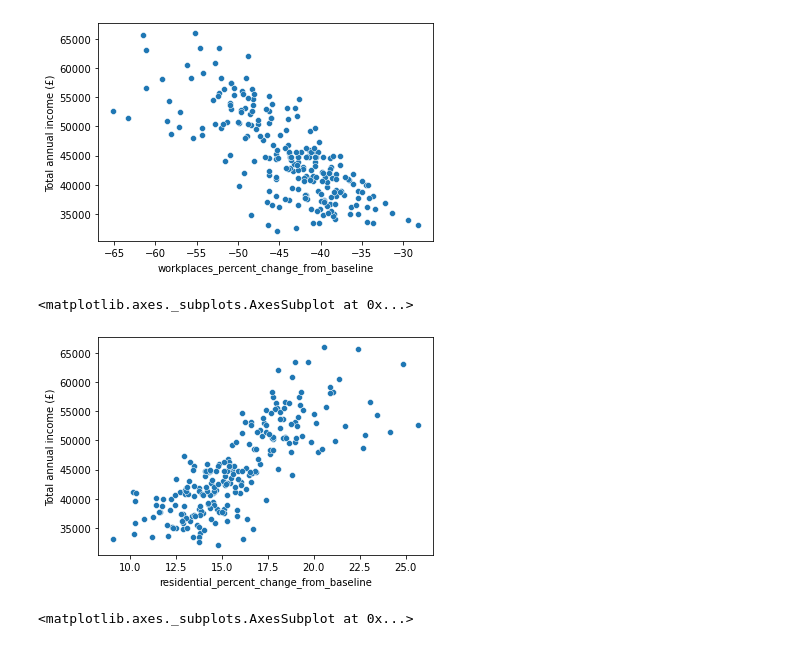
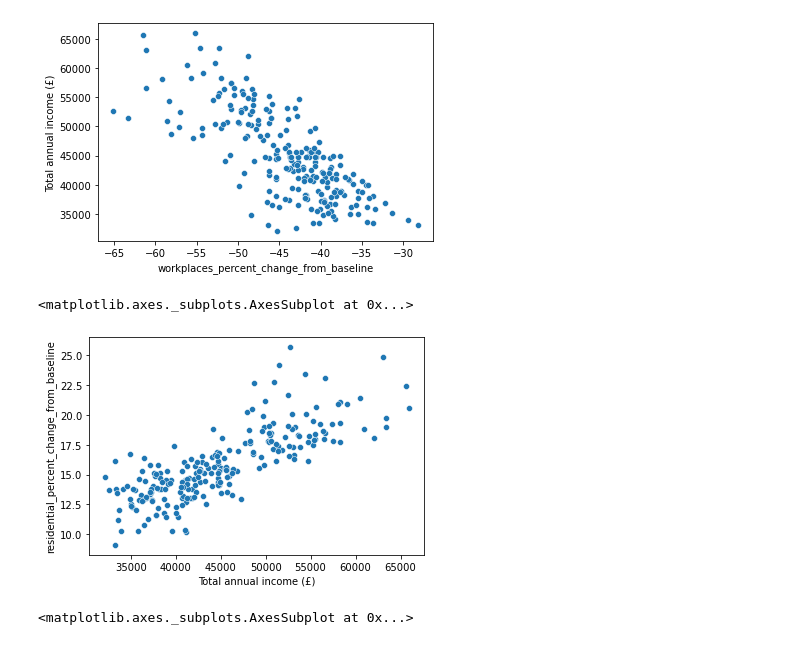
Before and after one commit to lnicoletti/london_mobility_pandemic, a Jupyter notebook: notebooks/1-DataExploration-1212.ipynb, the cells around one changed output. Drawn from its saved outputs; the diff is of its cells as text; code cells hidden in the pictures.

```diff
--- a/notebooks/1-DataExploration-1212.ipynb
+++ b/notebooks/1-DataExploration-1212.ipynb
@@ -371,5 +411,5 @@ df_uk_final.to_csv(f'../data/processed_final/uk_mobility_boroughs_demographics_a
 # %%
-mob_inc_bo = df_uk_final.groupby(['borough_abbr', "income_status"]).mean().reset_index()
+mob_inc_bo = df_uk_final.groupby(['borough_abbr', "income_status", "city"]).mean().reset_index()
 # %%
 ax = sns.scatterplot(data = mob_inc_bo[mob_inc_bo['tot_mobility']>-60], x='tot_mobility', y='Total annual income (£)')
 # plt.gca().invert_yaxis()
@@ -382,10 +422,10 @@ sns.scatterplot(data = mob_inc_bo[mob_inc_bo['tot_mobility']>-60], x='workplaces
 <matplotlib.axes._subplots.AxesSubplot at 0x...>
 [figure]
 # %%
-sns.scatterplot(data = mob_inc_bo[mob_inc_bo['tot_mobility']>-60], x='residential_percent_change_from_baseline', y='Total annual income (£)')
+sns.scatterplot(data = mob_inc_bo[mob_inc_bo['tot_mobility']>-60], x='Total annual income (£)', y='residential_percent_change_from_baseline')
 # %% [output]
 <matplotlib.axes._subplots.AxesSubplot at 0x...>
-[figure, old version]
+[figure, new version]
 # %%
 sns.scatterplot(data = mob_inc_bo[mob_inc_bo['retail_and_recreation_percent_change_from_baseline']>-60], x='retail_and_recreation_percent_change_from_baseline', y='Total annual income (£)')
 # %% [output]
```
Also changed, not shown: parts of 3 cells of this notebook, 1 other file.
